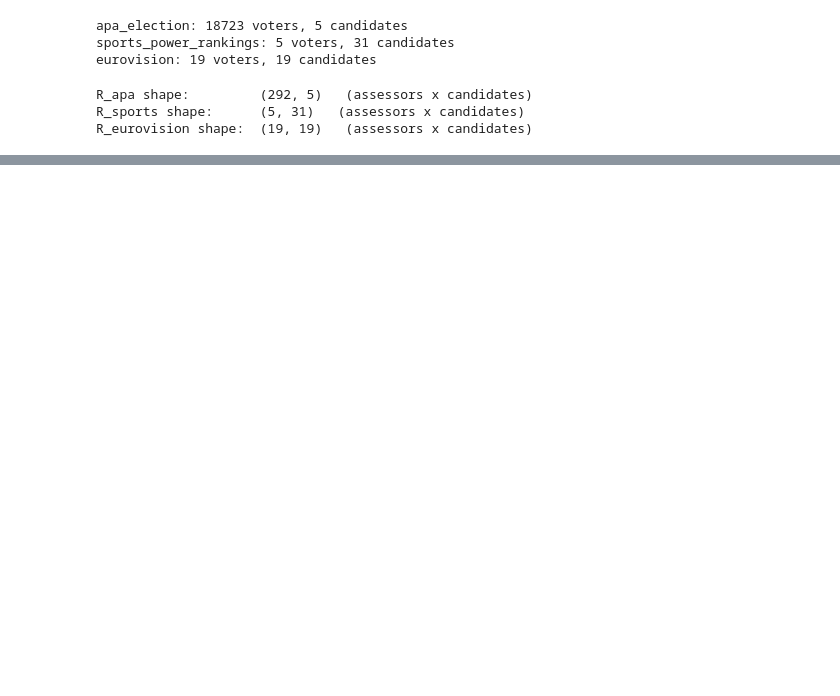
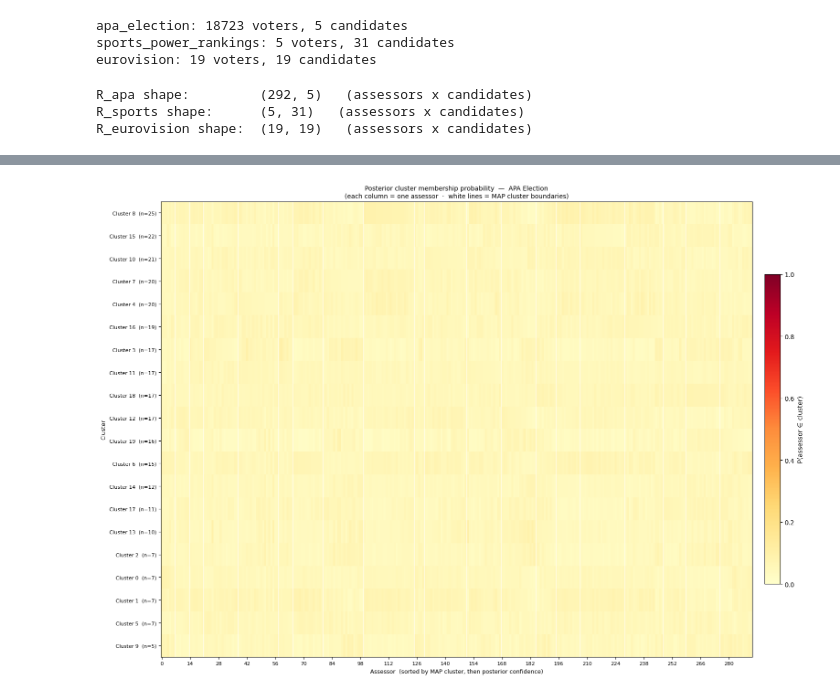
Before and after one commit to jonanord-gd/TiedBayesMallows, a Jupyter notebook: TestData.ipynb, the cells around one changed output, grey strips where cells are left out. Drawn from its saved outputs; the diff is of its cells as text; code cells hidden in the pictures; blank space fills up the shorter version.

```diff
--- a/TestData.ipynb
+++ b/TestData.ipynb
@@ -158,0 +211,3 @@ array([[0, 0, 1, 0, 0],
+# %%
+model = model_bb
+model.print_acceptance_summary()
@@ -158,0 +232,12 @@ array([[0, 0, 1, 0, 0],
+# %%
+samples = samples_bb
+map_result = model.find_map(samples, refine=True, verbose=True)
+
+# Output:
+# [MAP] Best sample at t=1234 with logp=-5432.10
+#   Cluster 0: 12 moves in 3 sweeps, K=4 blocks
+#   Cluster 1: 8 moves in 2 sweeps, K=3 blocks
+# [MAP] logp: -5432.10 → -5428.55 (Δ=+3.55)
+
+for c, cl in enumerate(map_result["clusters"]):
+    print(f"Cluster {c}: {cl['blocks']}")
@@ -158,0 +262,71 @@ array([[0, 0, 1, 0, 0],
+# %%
+import numpy as np
+import matplotlib.pyplot as plt
+import pandas as pd
+
+# ── Posterior membership matrix ───────────────────────────────────────────────
+# membership[i, c] = fraction of post-burn-in samples where assessor i was in cluster c
+z_arr   = np.array(samples.z_samples, dtype=np.intp)   # (T, N)
+T_samp  = z_arr.shape[0]
+N_assessors = len(rankings_list)
+
+membership = np.zeros((N_assessors, C), dtype=np.float32)
+for t in range(T_samp):
+    membership[np.arange(N_assessors), z_arr[t]] += 1
+membership /= T_samp
+
+# ── Sort assessors by MAP cluster, then by posterior confidence desc ──────────
+z_map_arr  = np.array(map_result["z"], dtype=int)
+confidence = membership[np.arange(N_assessors), z_map_arr]
+
+sort_ord   = np.lexsort((-confidence, z_map_arr))   # primary: cluster, secondary: -confidence
+boundaries = np.where(np.diff(z_map_arr[sort_ord]))[0]
+
+# ── Sort clusters rows: by cluster size (most assessors first) ───────────────
+cluster_sizes = np.array([(z_map_arr == c).sum() for c in range(C)])
+active_clusters = [c for c in np.argsort(-cluster_sizes) if cluster_sizes[c] > 0]
+inactive        = [c for c in range(C) if cluster_sizes[c] == 0]
+row_order       = active_clusters + inactive   # inactive clusters at the bottom
+
+mem_display = membership[sort_ord][:, row_order]   # (N, C_displayed)
+
+# ── Plot ──────────────────────────────────────────────────────────────────────
+fig, ax = plt.subplots(figsize=(max(12, N_assessors * 0.04 + 4), max(5, len(active_clusters) * 0.45 + 2)))
+
+im = ax.imshow(
+    mem_display.T, vmin=0, vmax=1, cmap="YlOrRd",
+    aspect="auto", interpolation="nearest",
+)
+
+# MAP cluster boundary lines (vertical)
+for b in boundaries:
+    ax.axvline(b + 0.5, color="white", lw=0.9, alpha=0.9)
+
+# Separator between active and inactive clusters (horizontal)
+if inactive:
+    ax.axhline(len(active_clusters) - 0.5, color="white", lw=1.5, linestyle="--", alpha=0.7)
+
+# Cluster labels on y-axis
+ax.set_yticks(range(len(row_order)))
+ax.set_yticklabels(
+    [f"Cluster {c}  (n={cluster_sizes[c]})" for c in row_order],
+    fontsize=8,
+)
+
+# Assessor index ticks on x-axis (sparse for readability)
+tick_step = max(1, N_assessors // 20)
+ax.set_xticks(range(0, N_assessors, tick_step))
+ax.set_xticklabels(range(0, N_assessors, tick_step), fontsize=8)
+
+ax.set_xlabel("Assessor  (sorted by MAP cluster, then posterior confidence)", fontsize=9)
+ax.set_ylabel("Cluster", fontsize=9)
+ax.set_title(
+    "Posterior cluster membership probability  —  APA Election\n"
+    "(each column = one assessor  ·  white lines = MAP cluster boundaries)",
+    fontsize=10,
+)
+plt.colorbar(im, ax=ax, label="P(assessor ∈ cluster)", fraction=0.025, pad=0.02)
+plt.tight_layout()
+plt.show()
+# %% [output]
+[figure, added]
```
Also changed, not shown: parts of 10 cells of this notebook, 15 other files.
